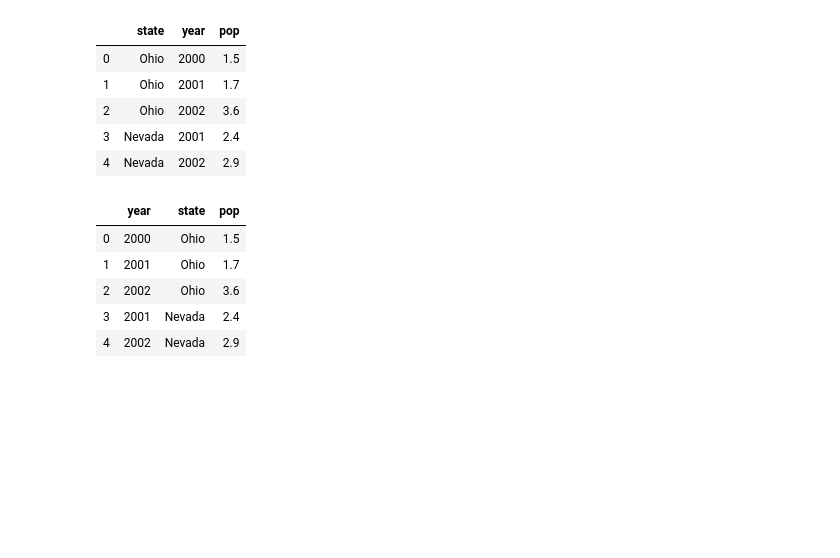
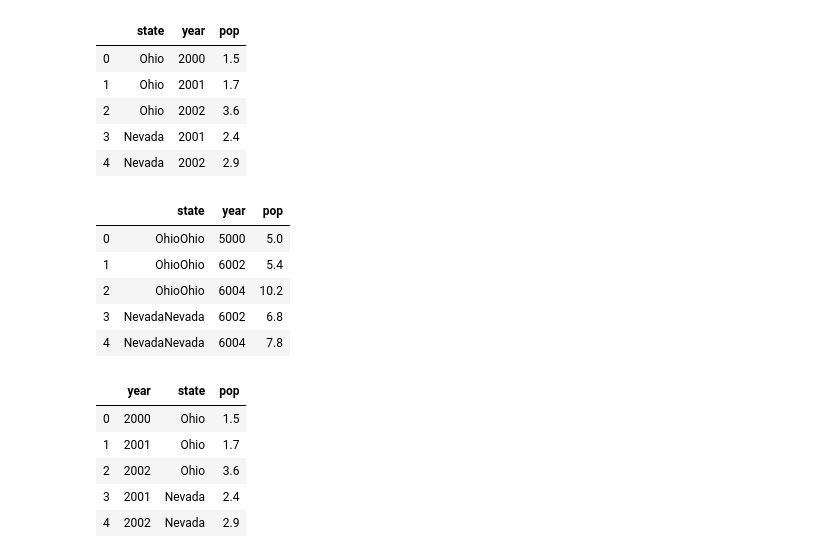
Before and after one commit to bill7845/jupyter_repo, a Jupyter notebook: pandas_tutorial/pandasBasic_2.ipynb, the cells around one changed output. Drawn from its saved outputs; the diff is of its cells as text; code cells hidden in the pictures; blank space fills up the shorter version.

```diff
--- a/pandas_tutorial/pandasBasic_2.ipynb
+++ b/pandas_tutorial/pandasBasic_2.ipynb
@@ -155,6 +155,20 @@ frame
 | 2 | Ohio | 2002 | 3.6 |
 | 3 | Nevada | 2001 | 2.4 |
 | 4 | Nevada | 2002 | 2.9 |
+# %%
+data2 = {'state' : ['Ohio','Ohio','Ohio','Nevada','Nevada'],
+       'year' : [3000,4001,4002,4001,4002],
+       'pop' : [3.5,3.7,6.6,4.4,4.9]}
+frame2 = pd.DataFrame(data2)
+# %%
+frame + frame2
+# %% [output]
+|  | state | year | pop |
+| 0 | OhioOhio | 5000 | 5.0 |
+| 1 | OhioOhio | 6002 | 5.4 |
+| 2 | OhioOhio | 6004 | 10.2 |
+| 3 | NevadaNevada | 6002 | 6.8 |
+| 4 | NevadaNevada | 6004 | 7.8 |
 # %%
 #  컬럼 순서 지정
 pd.DataFrame(data,columns=['year','state','pop'])
```
Also changed, not shown: 6 other files.
